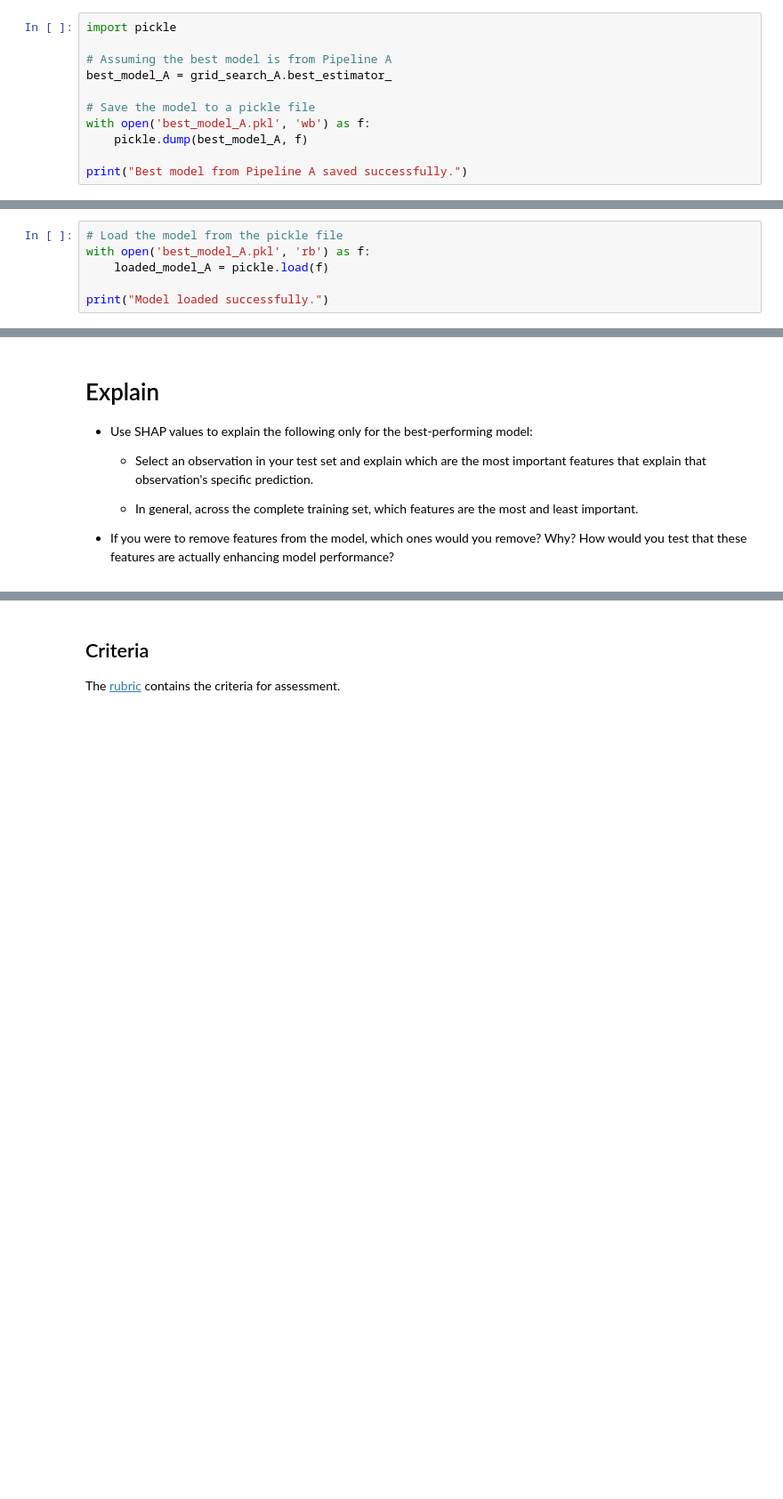
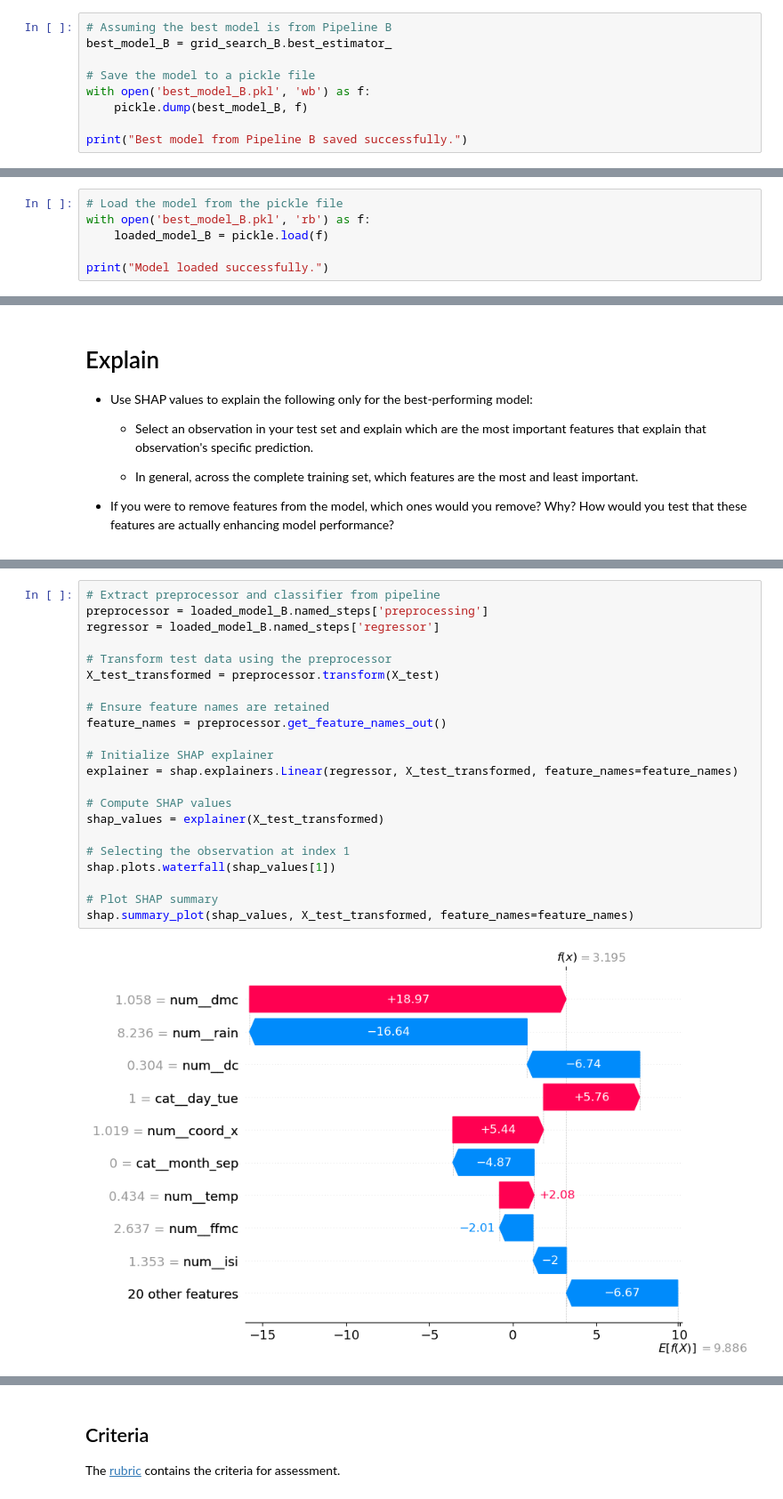
Before and after one commit to RuiQianSun/production, a Jupyter notebook: 02_activities/assignments/assignment_2.ipynb, the cells around one changed output, grey strips where cells are left out. Shown: that part at 89% size. Saved outputs shown, nothing was run; the diff lists cells and outputs as text; blank space fills up the shorter version.

```diff
--- a/02_activities/assignments/assignment_2.ipynb
+++ b/02_activities/assignments/assignment_2.ipynb
@@ -559,14 +442,12 @@ Test R-squared for Pipeline D: -107.7923
 
 + Save the best performing model to a pickle file.
 # %%
-import pickle
-
-# Assuming the best model is from Pipeline A
-best_model_A = grid_search_A.best_estimator_
+# Assuming the best model is from Pipeline B
+best_model_B = grid_search_B.best_estimator_
 
 # Save the model to a pickle file
-with open('best_model_A.pkl', 'wb') as f:
-    pickle.dump(best_model_A, f)
+with open('best_model_B.pkl', 'wb') as f:
+    pickle.dump(best_model_B, f)
 
-print("Best model from Pipeline A saved successfully.")
+print("Best model from Pipeline B saved successfully.")
 # %% [output]
@@ -574,7 +455,7 @@ Best model from Pipeline A saved successfully.
 # %%
 # Load the model from the pickle file
-with open('best_model_A.pkl', 'rb') as f:
-    loaded_model_A = pickle.load(f)
+with open('best_model_B.pkl', 'rb') as f:
+    loaded_model_B = pickle.load(f)
 
 print("Model loaded successfully.")
 # %% [output]
@@ -621,0 +486,24 @@ NameError: name 'explainer' is not defined
+# %%
+# Extract preprocessor and classifier from pipeline
+preprocessor = loaded_model_B.named_steps['preprocessing']
+regressor = loaded_model_B.named_steps['regressor']
+
+# Transform test data using the preprocessor
+X_test_transformed = preprocessor.transform(X_test)
+
+# Ensure feature names are retained
+feature_names = preprocessor.get_feature_names_out()
+
+# Initialize SHAP explainer
+explainer = shap.explainers.Linear(regressor, X_test_transformed, feature_names=feature_names)
+
+# Compute SHAP values
+shap_values = explainer(X_test_transformed)
+
+# Selecting the observation at index 1
+shap.plots.waterfall(shap_values[1])
+
+# Plot SHAP summary
+shap.summary_plot(shap_values, X_test_transformed, feature_names=feature_names)
+# %% [output]
+[figure, added]
```
Also changed, not shown: parts of 21 cells of this notebook, 2 other files.
